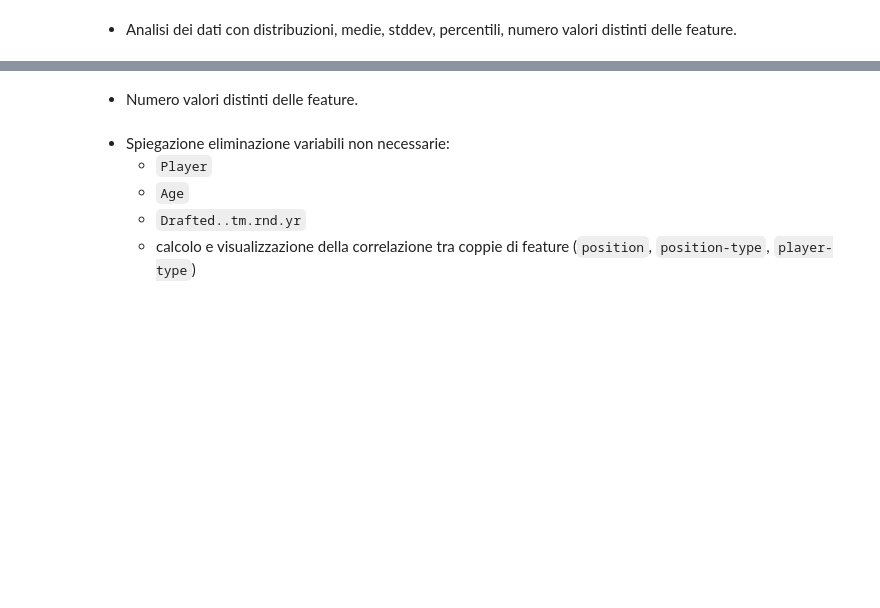
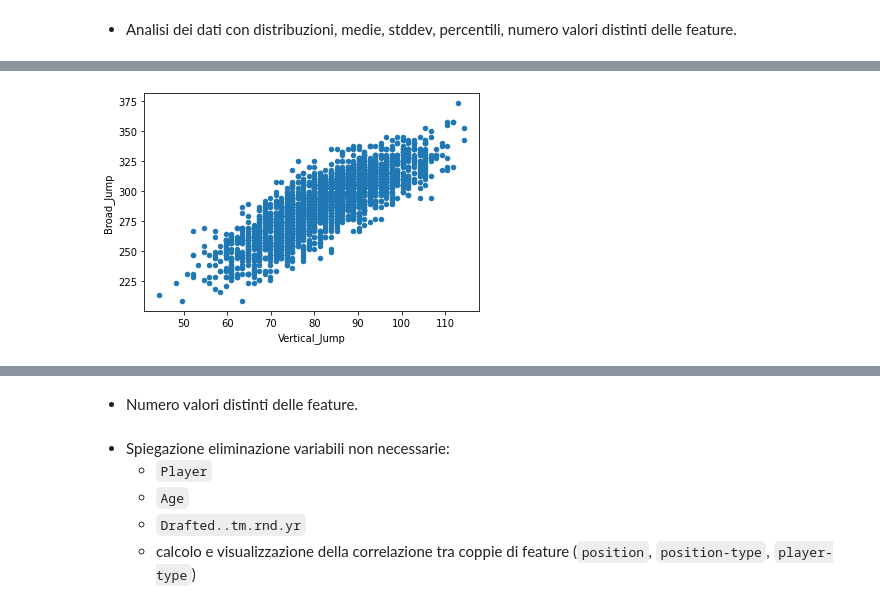
Before and after one commit to daze0/data-intensive-final-project, a Jupyter notebook: src/NFL.ipynb, the cells around one changed output, grey strips where cells are left out. Cells and saved outputs as stored; diff of their text form; code cells hidden in the pictures; blank space fills up the shorter version.

```diff
--- a/src/NFL.ipynb
+++ b/src/NFL.ipynb
@@ -113,0 +137,4 @@ features = [
+# %%
+dataset.plot.scatter("Vertical_Jump", "Broad_Jump");
+# %% [output]
+[figure, added]
```
Also changed, not shown: parts of 10 cells of this notebook.
